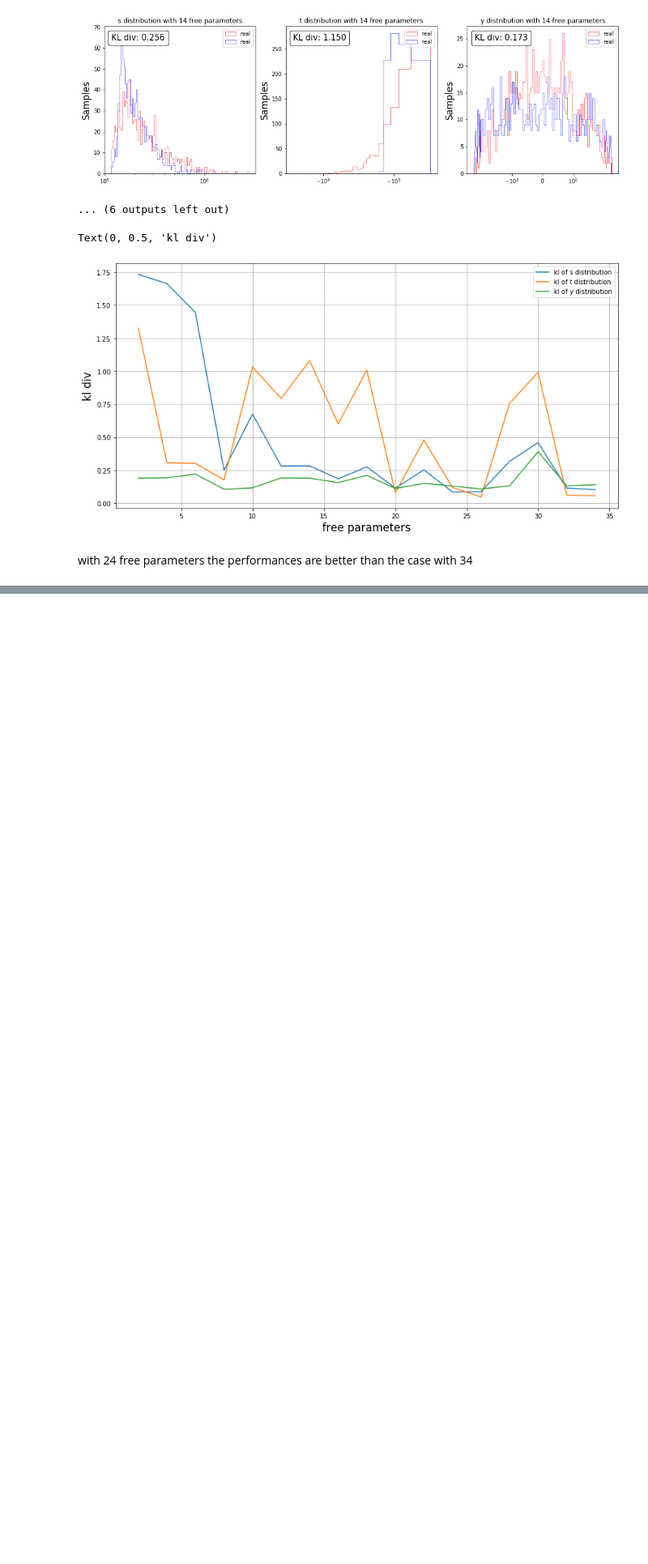
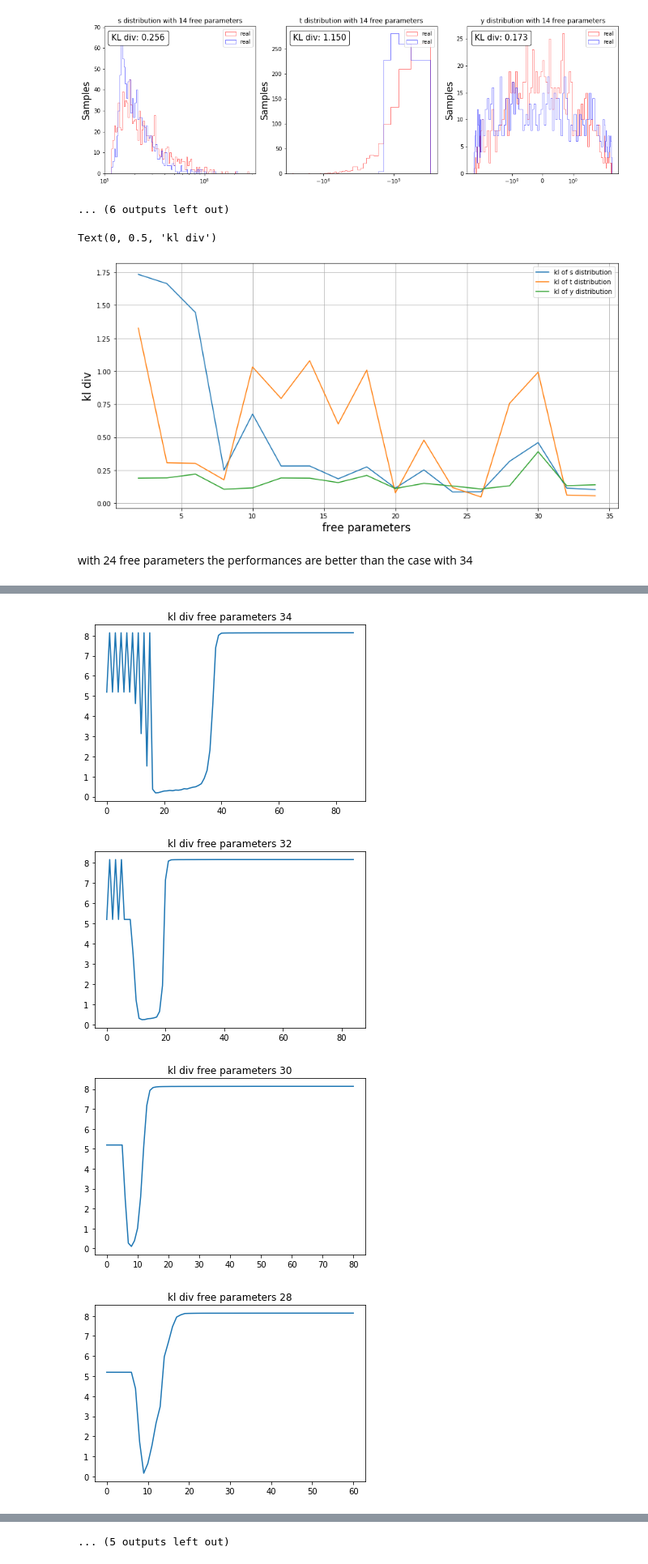
Before and after one commit to Edoardo-Pedicillo/Tesi_magistrale, a Jupyter notebook: LHC/LHC results.ipynb, the cells around one changed output, grey strips where cells are left out. Shown at 81% size. Drawn from its saved outputs; the diff is of its cells as text; code cells hidden in the pictures; blank space fills up the shorter version.

```diff
--- a/LHC/LHC results.ipynb
+++ b/LHC/LHC results.ipynb
@@ -297,0 +301,11 @@ prova3
+# %%
+for i in range (0,34,2):
+    kl=np.loadtxt(f"KLdiv_LHC_s_3_3_2_10000_128_0.3_{i}_0")
+    plt.title(f"kl div free parameters {34-i}")
+    plt.plot(kl)
+    plt.show()
+# %% [output]
+[figure, added]
+[figure, added]
+[figure, added]
+[figure, added]
@@ -297,0 +320 @@ prova3
+... (5 outputs left out)
```
Also changed, not shown: parts of 7 cells of this notebook, 1 other file.
